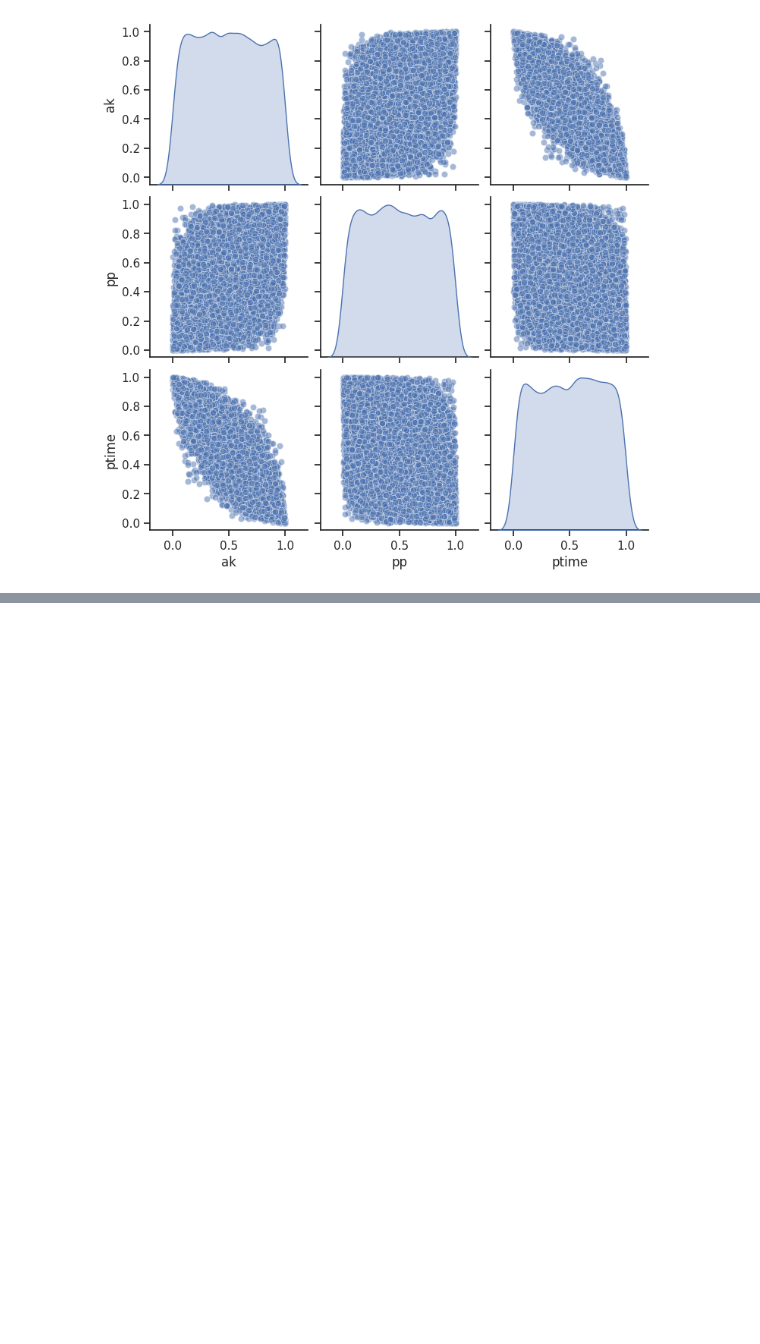
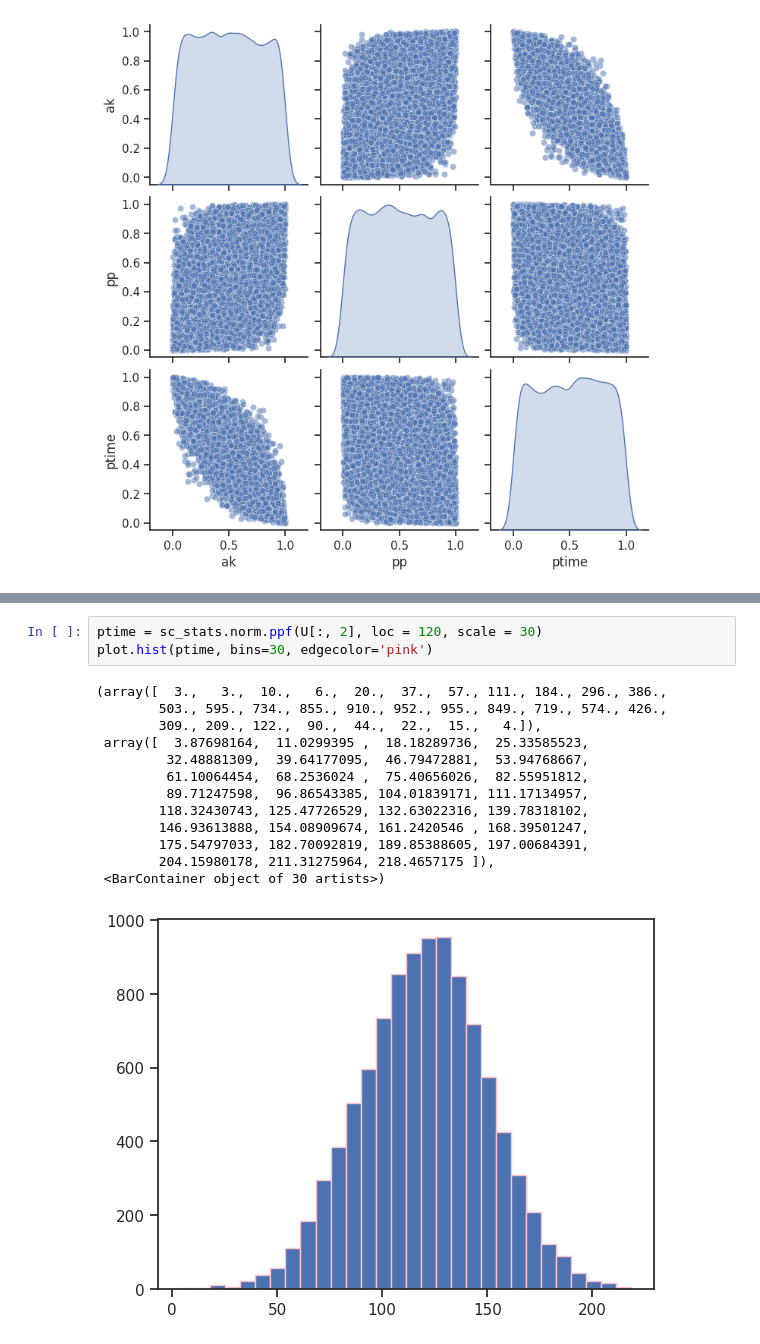
Before and after one commit to bananighosh/Fall-2023-NYU-AI, a Jupyter notebook: CS_GY661_AI_Probability_Assignment.ipynb, the cells around one changed output, grey strips where cells are left out. Drawn from its saved outputs; the diff is of its cells as text; blank space fills up the shorter version.

```diff
--- a/CS_GY661_AI_Probability_Assignment.ipynb
+++ b/CS_GY661_AI_Probability_Assignment.ipynb
@@ -124,0 +152,17 @@ plot.hist(ak, bins=30, edgecolor='pink')
+# %%
+ptime = sc_stats.norm.ppf(U[:, 2], loc = 120, scale = 30)
+plot.hist(ptime, bins=30, edgecolor='pink')
+# %% [output]
+(array([  3.,   3.,  10.,   6.,  20.,  37.,  57., 111., 184., 296., 386.,
+        503., 595., 734., 855., 910., 952., 955., 849., 719., 574., 426.,
+        309., 209., 122.,  90.,  44.,  22.,  15.,   4.]),
+ array([  3.87698164,  11.0299395 ,  18.18289736,  25.33585523,
+         32.48881309,  39.64177095,  46.79472881,  53.94768667,
+         61.10064454,  68.2536024 ,  75.40656026,  82.55951812,
+         89.71247598,  96.86543385, 104.01839171, 111.17134957,
+        118.32430743, 125.47726529, 132.63022316, 139.78318102,
+        146.93613888, 154.08909674, 161.2420546 , 168.39501247,
+        175.54797033, 182.70092819, 189.85388605, 197.00684391,
+        204.15980178, 211.31275964, 218.4657175 ]),
+ <BarContainer object of 30 artists>)
+[figure, added]
```
Also changed, not shown: parts of 3 cells of this notebook.
